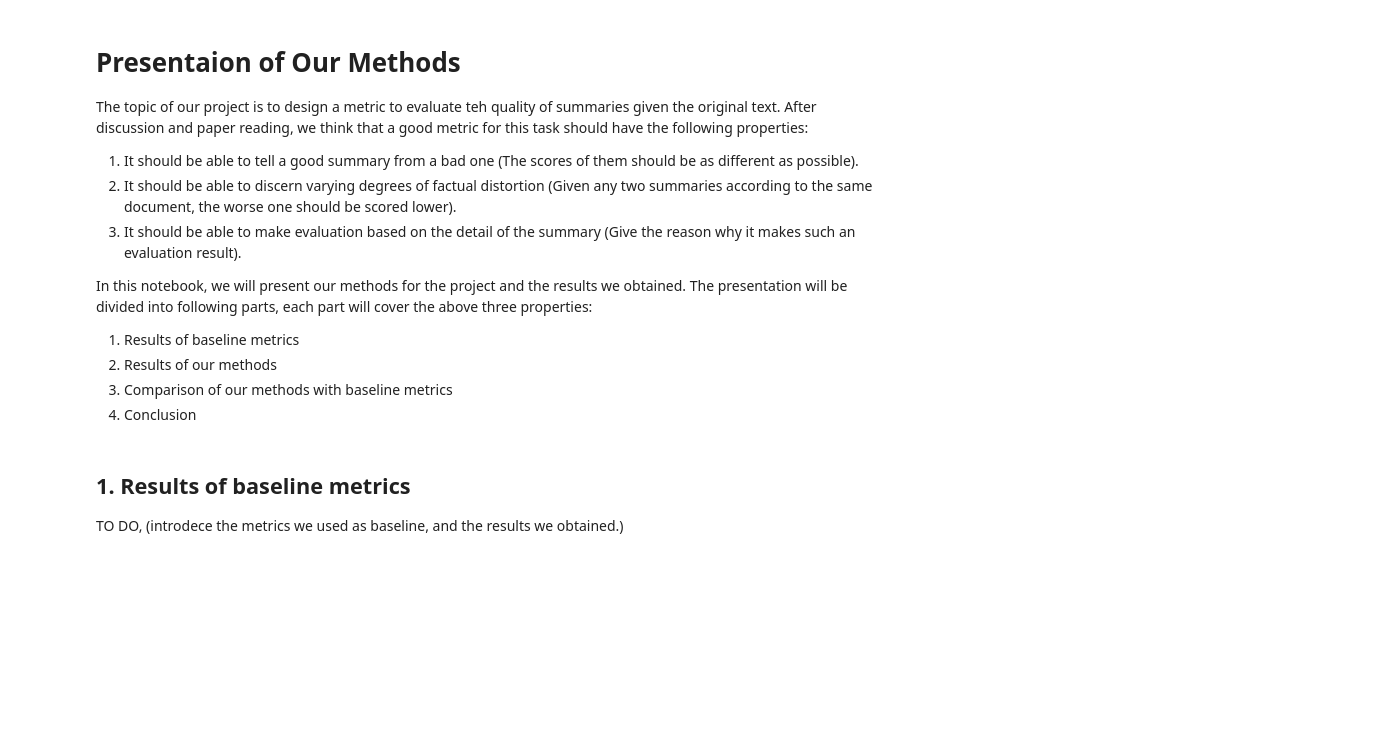
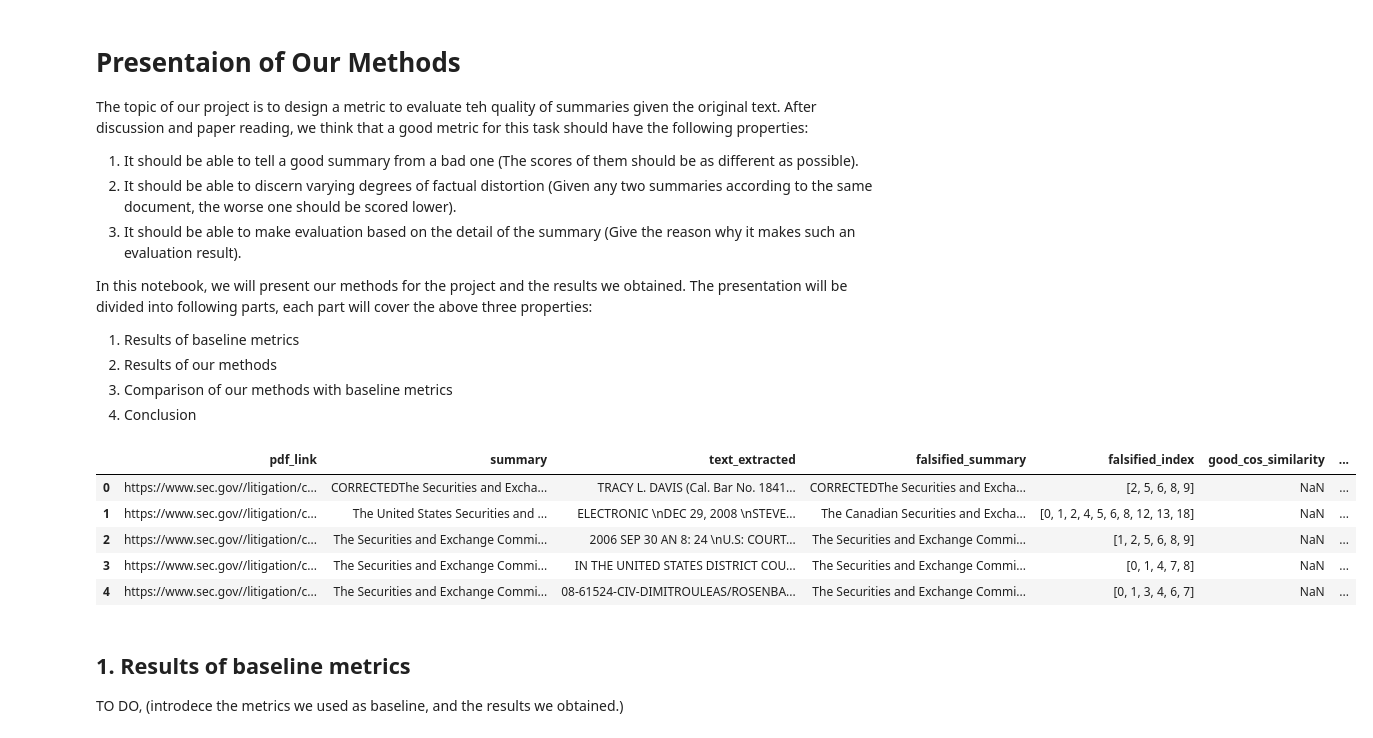
Before and after one commit to Lucas66Zhang/ButisCapstone4Fidelity, a Jupyter notebook: presentation.ipynb, the cells around one changed output. Drawn from its saved outputs; the diff is of its cells as text; code cells hidden in the pictures; blank space fills up the shorter version.

```diff
--- a/presentation.ipynb
+++ b/presentation.ipynb
@@ -17,3 +21,15 @@ from pipeline import SummaryGrader, NER_comparison, highlight
+# %%
+df_summary = pd.read_csv('falsified_summary.csv', index_col = 0)
+df_summary['good_cos_similarity'] = df_summary['bad_cos_similarity'] = df_summary['good_llm_score'] = df_summary['bad_llm_score'] = np.nan
+df_summary['good_llm_mismatch'] = df_summary['bad_llm_mismatch'] = ''
+df_summary.head()
+# %% [output]
+|  | pdf_link | summary | text_extracted | falsified_summary | falsified_index | good_cos_similarity | ... |
+| 0 | https://www.sec.gov//litigation/c... | CORRECTEDThe Securities and Excha... | TRACY L. DAVIS (Cal. Bar No. 1841... | CORRECTEDThe Securities and Excha... | [2, 5, 6, 8, 9] | NaN | ... |
+| 1 | https://www.sec.gov//litigation/c... | The United States Securities and ... | ELECTRONIC \nDEC 29, 2008 \nSTEVE... | The Canadian Securities and Excha... | [0, 1, 2, 4, 5, 6, 8, 12, 13, 18] | NaN | ... |
+| 2 | https://www.sec.gov//litigation/c... | The Securities and Exchange Commi... | 2006 SEP 30 AN 8: 24 \nU.S: COURT... | The Securities and Exchange Commi... | [1, 2, 5, 6, 8, 9] | NaN | ... |
+| 3 | https://www.sec.gov//litigation/c... | The Securities and Exchange Commi... | IN THE UNITED STATES DISTRICT COU... | The Securities and Exchange Commi... | [0, 1, 4, 7, 8] | NaN | ... |
+| 4 | https://www.sec.gov//litigation/c... | The Securities and Exchange Commi... | 08-61524-CIV-DIMITROULEAS/ROSENBA... | The Securities and Exchange Commi... | [0, 1, 3, 4, 6, 7] | NaN | ... |
 # %% [markdown]
 ## 1. Results of baseline metrics
 TO DO, (introdece the metrics we used as baseline, and the results we obtained.)
```
Also changed, not shown: parts of 8 cells of this notebook.
